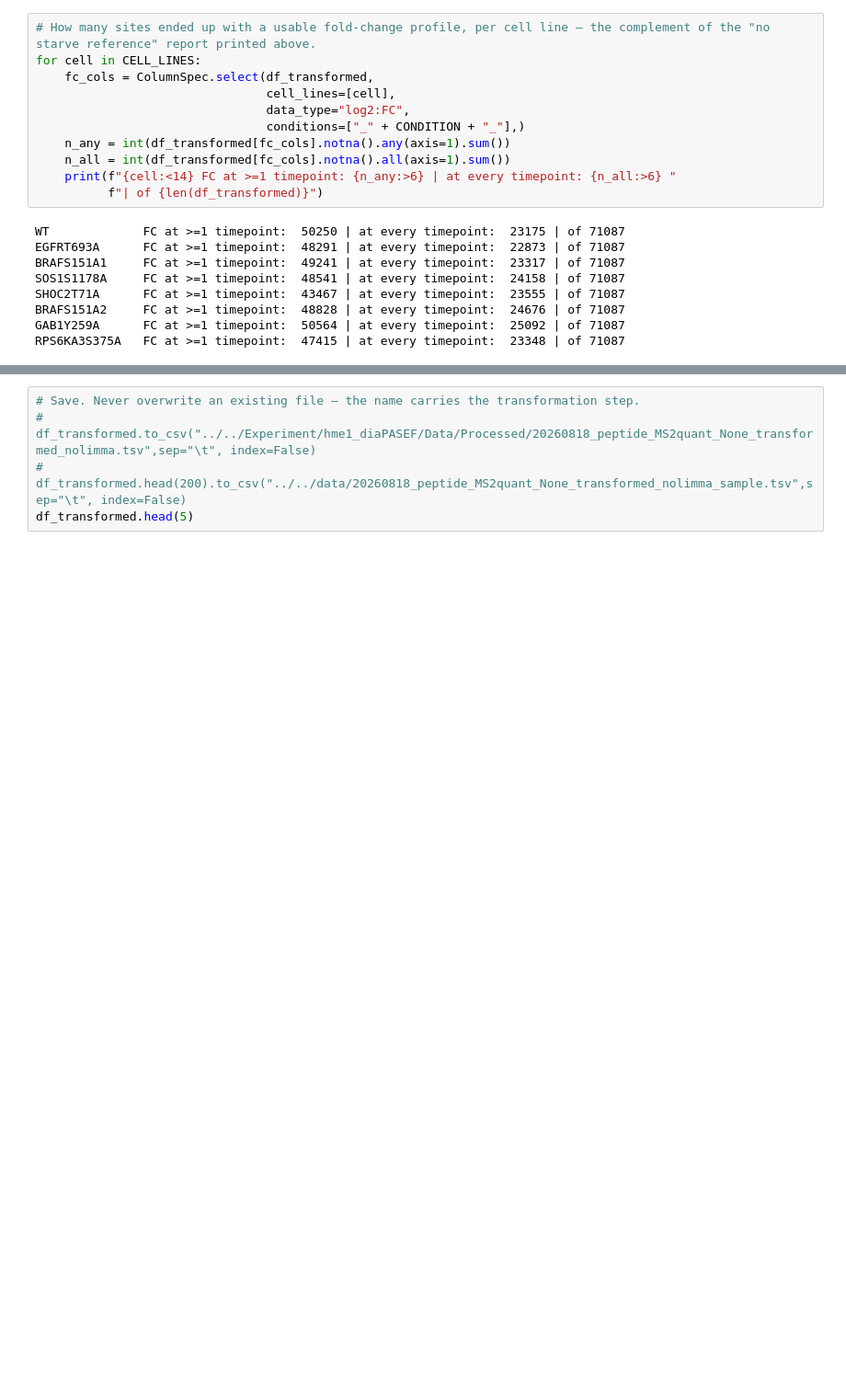
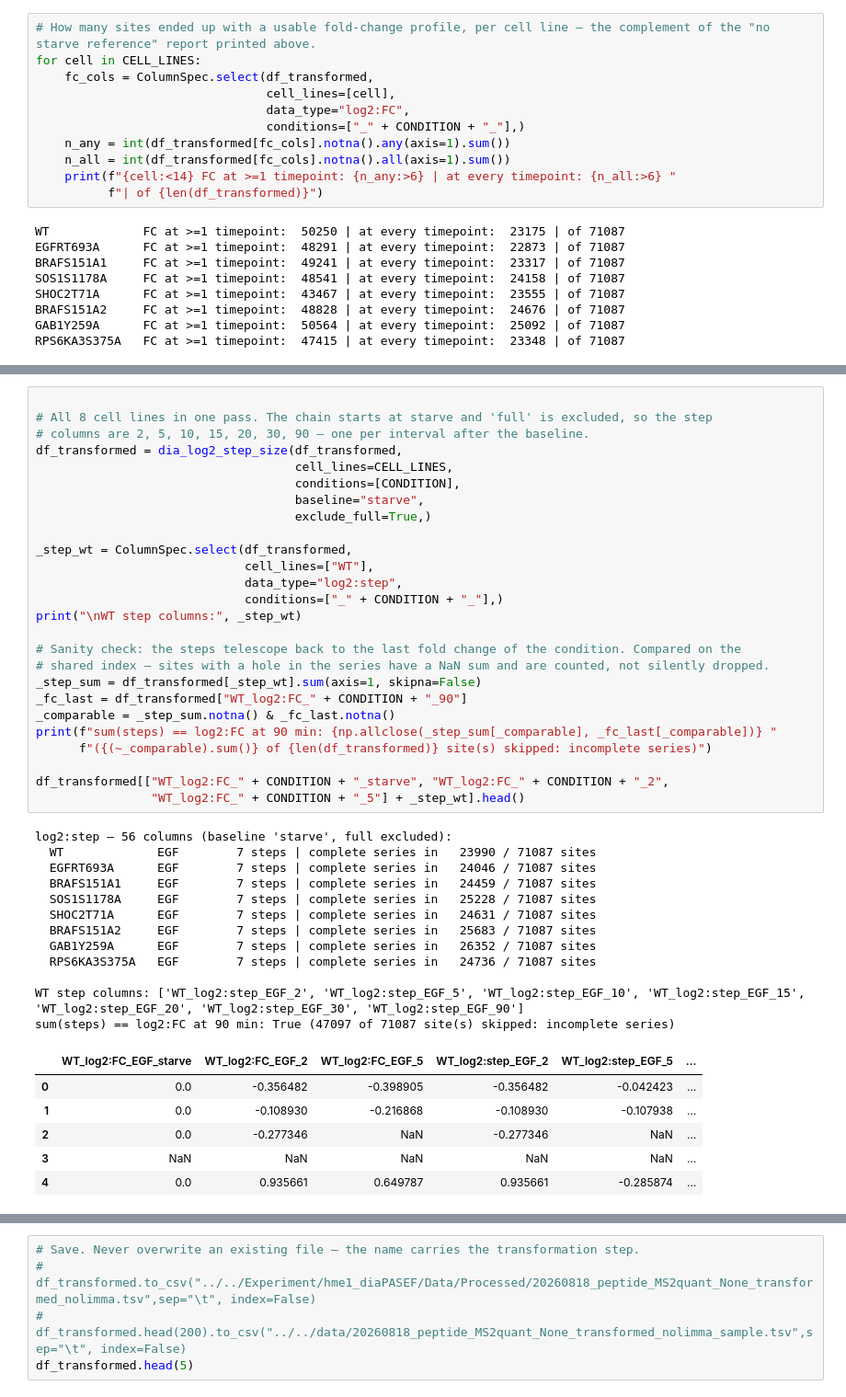
Before and after one commit to IgnacioNavas/TMT_Data_analysis, a Jupyter notebook: notebooks/01_preprocessing/LFQ_diaPASEF.ipynb, the cells around one changed output, grey strips where cells are left out. Shown at 92% size. Saved outputs shown, nothing was run; the diff lists cells and outputs as text; blank space fills up the shorter version.

```diff
--- a/notebooks/01_preprocessing/LFQ_diaPASEF.ipynb
+++ b/notebooks/01_preprocessing/LFQ_diaPASEF.ipynb
@@ -259,0 +313,45 @@ RPS6KA3S375A   FC at >=1 timepoint:  47415 | at every timepoint:  23348 | of 710
+# %%
+
+# All 8 cell lines in one pass. The chain starts at starve and 'full' is excluded, so the step
+# columns are 2, 5, 10, 15, 20, 30, 90 — one per interval after the baseline.
+df_transformed = dia_log2_step_size(df_transformed,
+                                    cell_lines=CELL_LINES,
+                                    conditions=[CONDITION],
+                                    baseline="starve",
+                                    exclude_full=True,)
+
+_step_wt = ColumnSpec.select(df_transformed,
+                             cell_lines=["WT"],
+                             data_type="log2:step",
+                             conditions=["_" + CONDITION + "_"],)
+print("\nWT step columns:", _step_wt)
+
+# Sanity check: the steps telescope back to the last fold change of the condition. Compared on the
+# shared index — sites with a hole in the series have a NaN sum and are counted, not silently dropped.
+_step_sum = df_transformed[_step_wt].sum(axis=1, skipna=False)
+_fc_last = df_transformed["WT_log2:FC_" + CONDITION + "_90"]
+_comparable = _step_sum.notna() & _fc_last.notna()
+print(f"sum(steps) == log2:FC at 90 min: {np.allclose(_step_sum[_comparable], _fc_last[_comparable])} "
+      f"({(~_comparable).sum()} of {len(df_transformed)} site(s) skipped: incomplete series)")
+
+df_transformed[["WT_log2:FC_" + CONDITION + "_starve", "WT_log2:FC_" + CONDITION + "_2",
+                "WT_log2:FC_" + CONDITION + "_5"] + _step_wt].head()
+# %% [output]
+log2:step — 56 columns (baseline 'starve', full excluded):
+  WT             EGF        7 steps | complete series in   23990 / 71087 sites
+  EGFRT693A      EGF        7 steps | complete series in   24046 / 71087 sites
+  BRAFS151A1     EGF        7 steps | complete series in   24459 / 71087 sites
+  SOS1S1178A     EGF        7 steps | complete series in   25228 / 71087 sites
+  SHOC2T71A      EGF        7 steps | complete series in   24631 / 71087 sites
+  BRAFS151A2     EGF        7 steps | complete series in   25683 / 71087 sites
+  GAB1Y259A      EGF        7 steps | complete series in   26352 / 71087 sites
+  RPS6KA3S375A   EGF        7 steps | complete series in   24736 / 71087 sites
+
+WT step columns: ['WT_log2:step_EGF_2', 'WT_log2:step_EGF_5', 'WT_log2:step_EGF_10', 'WT_log2:step_EGF_15', 'WT_log2:step_EGF_20', 'WT_log2:step_EGF_30', 'WT_log2:step_EGF_90']
+sum(steps) == log2:FC at 90 min: True (47097 of 71087 site(s) skipped: incomplete series)
+|  | WT_log2:FC_EGF_starve | WT_log2:FC_EGF_2 | WT_log2:FC_EGF_5 | WT_log2:step_EGF_2 | WT_log2:step_EGF_5 | ... |
+| 0 | 0.0 | -0.356482 | -0.398905 | -0.356482 | -0.042423 | ... |
+| 1 | 0.0 | -0.108930 | -0.216868 | -0.108930 | -0.107938 | ... |
+| 2 | 0.0 | -0.277346 | NaN | -0.277346 | NaN | ... |
+| 3 | NaN | NaN | NaN | NaN | NaN | ... |
+| 4 | 0.0 | 0.935661 | 0.649787 | 0.935661 | -0.285874 | ... |
```
Also changed, not shown: parts of 16 cells of this notebook, 4 other files.
